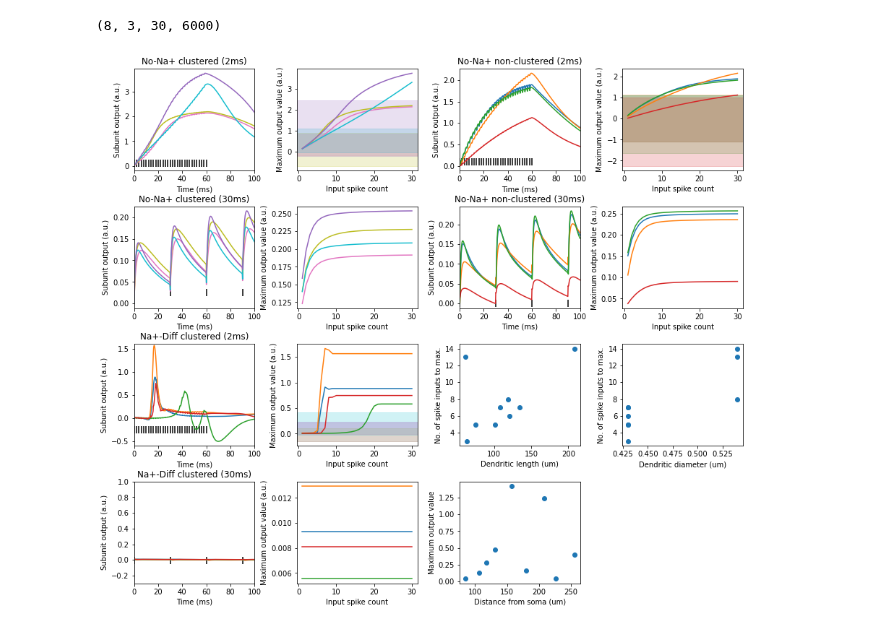
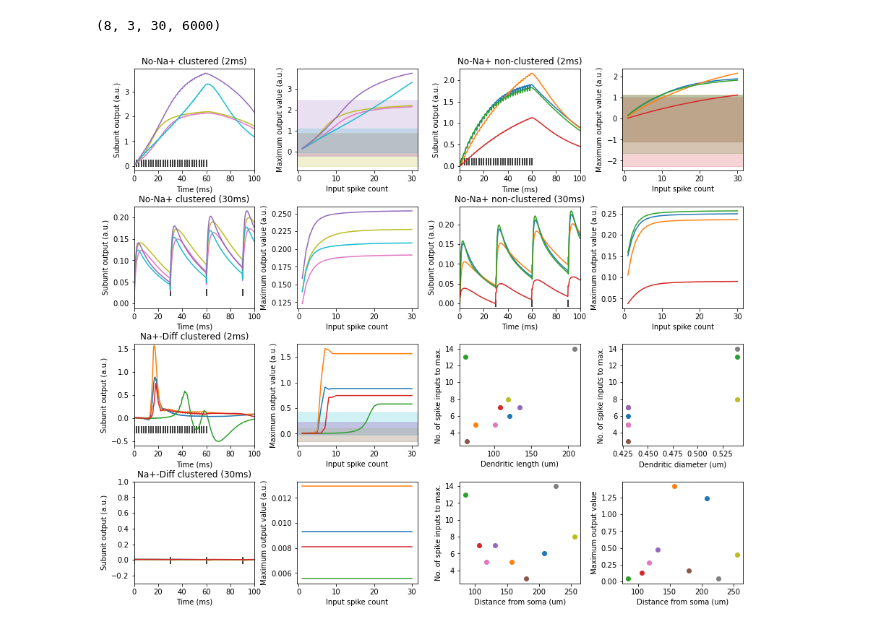
Before and after one commit to yjkimnada/dendrite, a Jupyter notebook: fig5/gru_probe.ipynb, the cells around one changed output. Drawn from its saved outputs; the diff is of its cells as text; code cells hidden in the pictures.

Commit message:
Updated GRU probe figure.

```diff
--- a/fig5/gru_probe.ipynb
+++ b/fig5/gru_probe.ipynb
@@ -116,36 +116,39 @@ axs[0,3].set_xlabel("Input spike count")
 axs[2,1].set_xlabel("Input spike count")
 axs[1,1].set_xlabel("Input spike count")
 axs[1,3].set_xlabel("Input spike count")
 axs[3,1].set_xlabel("Input spike count")
 
 axs[0,0].set_title("No-Na+ clustered (2ms)")
 axs[1,0].set_title("No-Na+ clustered (30ms)")
 axs[0,2].set_title("No-Na+ non-clustered (2ms)")
 axs[1,2].set_title("No-Na+ non-clustered (30ms)")
 axs[2,0].set_title("Na+-Diff clustered (2ms)")
 axs[3,0].set_title("Na+-Diff clustered (30ms)")
 
-axs[2,2].scatter(diam_length[new_den_idx, 1], new_half_idx)
-axs[2,3].scatter(diam_length[new_den_idx, 0], new_half_idx)
-axs[3,2].scatter(dist[-1,new_shift_idx], np.max(probe[clust_idx,0,-1,:], 1))
+for i in range(new_half_idx.shape[0]):
+    axs[2,2].scatter(diam_length[new_den_idx, 1][i], new_half_idx[i])
+    axs[2,3].scatter(diam_length[new_den_idx, 0][i], new_half_idx[i])
+    axs[3,2].scatter(dist[-1,new_shift_idx][i], new_half_idx[i])
+    axs[3,3].scatter(dist[-1,new_shift_idx][i], np.max(probe[clust_idx,0,-1,:], 1)[i])
 
 axs[2,2].set_xlabel("Dendritic length (um)")
 axs[2,2].set_ylabel("No. of spike inputs to max.")
 axs[2,3].set_xlabel("Dendritic diameter (um)")
 axs[2,3].set_ylabel("No. of spike inputs to max.")
 axs[3,2].set_xlabel("Distance from soma (um)")
-axs[3,2].set_ylabel("Maximum output value")
-axs[3,3].axis("off")
+axs[3,2].set_ylabel("No. of spike inputs to max.")
+axs[3,3].set_xlabel("Distance from soma (um)")
+axs[3,3].set_ylabel("Maximum output value")
 
 plt.subplots_adjust(left=0.05,
                     bottom=0.05,
                     right=0.95,
                     top=0.95,
                     wspace=0.35,
                     hspace=0.35)
 
 #fig.tight_layout()
 #plt.show()
 #fig.savefig("/home/sklee/dendrite/fig5/fig5_raw.pdf", bbox_inches="tight", transparent=True)
 # %% [output]
-[figure, old version]
+[figure, new version]
```
Also changed, not shown: 5 other files.
